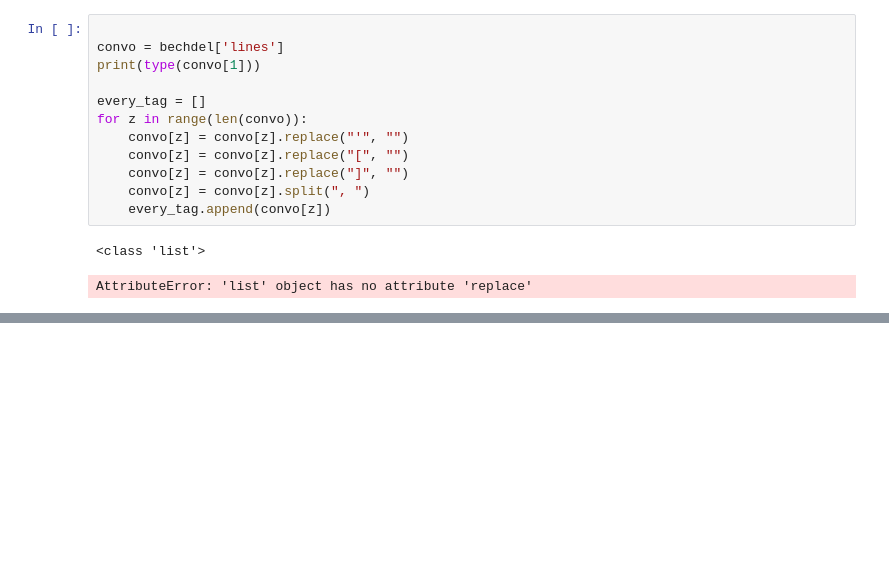
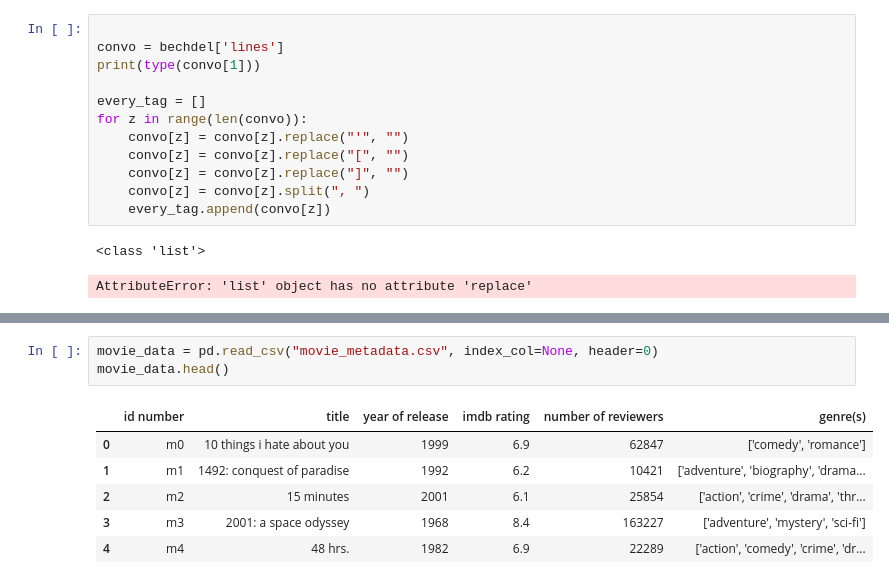
Before and after one commit to ElsieEigers/cornell_textfile_parser, a Jupyter notebook: Data_Merger.ipynb, the cells around one changed output, grey strips where cells are left out. Cells and saved outputs as stored; diff of their text form; blank space fills up the shorter version.

```diff
--- a/Data_Merger.ipynb
+++ b/Data_Merger.ipynb
@@ -108,0 +130,10 @@ print(text_line)
+# %%
+movie_data = pd.read_csv("movie_metadata.csv", index_col=None, header=0)
+movie_data.head()
+# %% [output]
+|  | id number | title | year of release | imdb rating | number of reviewers | genre(s) |
+| 0 | m0 | 10 things i hate about you | 1999 | 6.9 | 62847 | ['comedy', 'romance'] |
+| 1 | m1 | 1492: conquest of paradise | 1992 | 6.2 | 10421 | ['adventure', 'biography', 'drama... |
+| 2 | m2 | 15 minutes | 2001 | 6.1 | 25854 | ['action', 'crime', 'drama', 'thr... |
+| 3 | m3 | 2001: a space odyssey | 1968 | 8.4 | 163227 | ['adventure', 'mystery', 'sci-fi'] |
+| 4 | m4 | 48 hrs. | 1982 | 6.9 | 22289 | ['action', 'comedy', 'crime', 'dr... |
```
Also changed, not shown: parts of 9 cells of this notebook.
